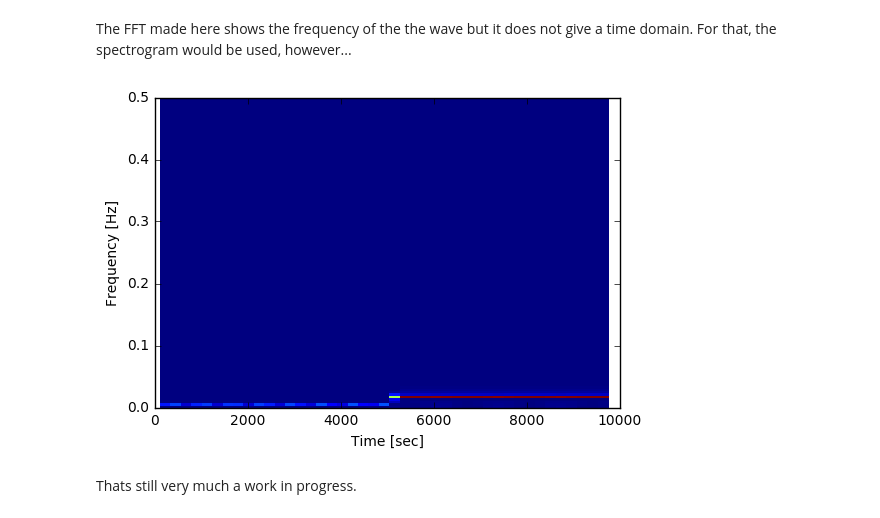
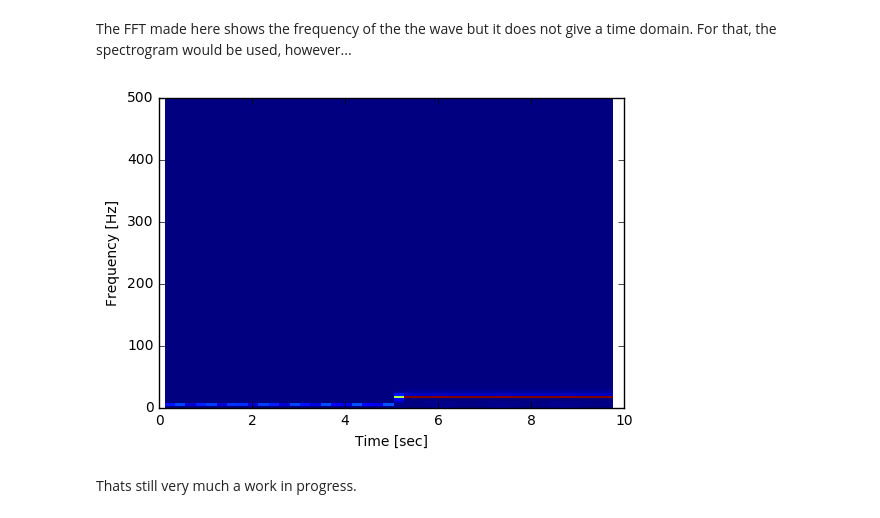
Before and after one commit to cajbowe/FFT-transforms, a Jupyter notebook: Making+a+Fourier+Transform.ipynb, the cells around one changed output. Cells and saved outputs as stored; diff of their text form; code cells hidden in the pictures.

```diff
--- a/Making+a+Fourier+Transform.ipynb
+++ b/Making+a+Fourier+Transform.ipynb
@@ -81,12 +81,12 @@ The FFT made here shows the frequency of the the wave but it does not give a tim
 # %%
 from scipy import signal
 
-f, t, Syy = signal.spectrogram(y,)
-plot.pcolormesh(t, f, Syy)
+f, t, Sxx = signal.spectrogram(y,sr)
+plot.pcolormesh(t, f, Sxx)
 plot.ylabel('Frequency [Hz]')
 plot.xlabel('Time [sec]')
 plot.show()
 # %% [output]
-[figure, old version]
+[figure, new version]
 # %% [markdown]
 Thats still very much a work in progress.
```
